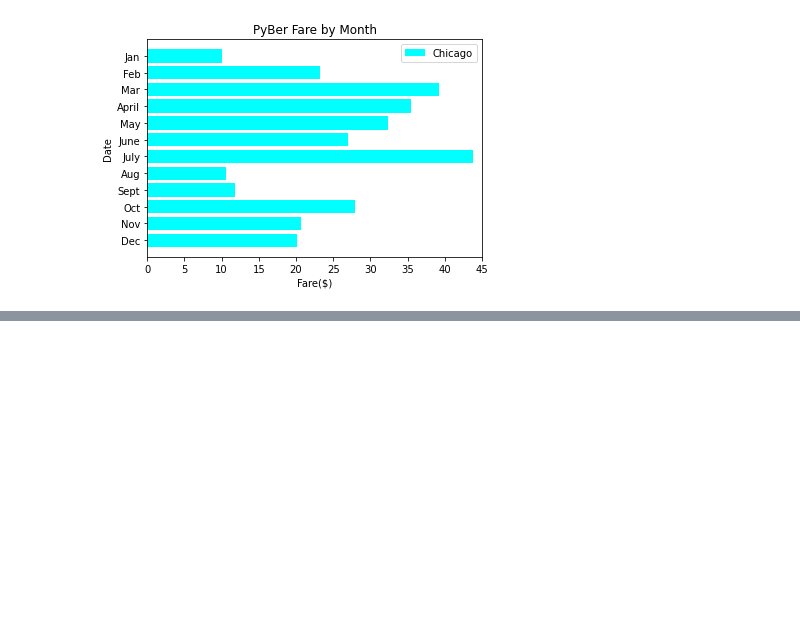
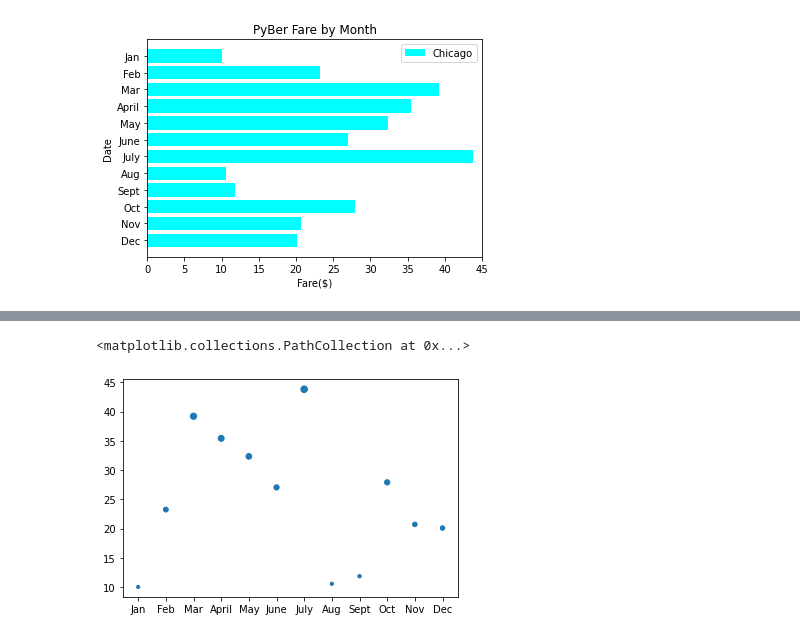
Before and after one commit to BiancaTaisePommerening/PyBer_Analysis, a Jupyter notebook: matplotlib_practice.ipynb, the cells around one changed output, grey strips where cells are left out. Saved outputs shown, nothing was run; the diff lists cells and outputs as text; code cells hidden in the pictures; blank space fills up the shorter version.

```diff
--- a/matplotlib_practice.ipynb
+++ b/matplotlib_practice.ipynb
@@ -314,0 +391,5 @@ ax.invert_yaxis()
+# %%
+plt.scatter(x_axis, y_axis, s=y_axis)
+# %% [output]
+<matplotlib.collections.PathCollection at 0x...>
+[figure, added]
```
Also changed, not shown: parts of 31 cells of this notebook, 4 other files.
